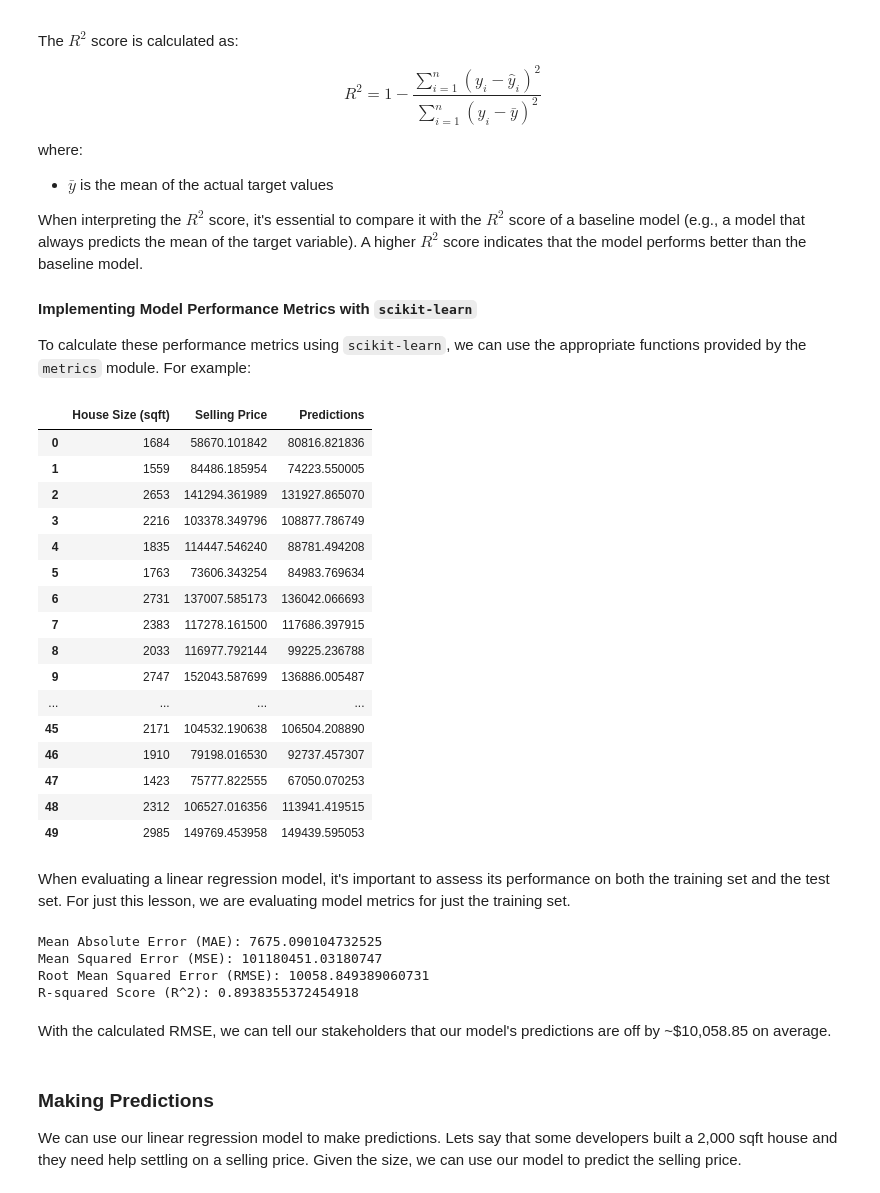
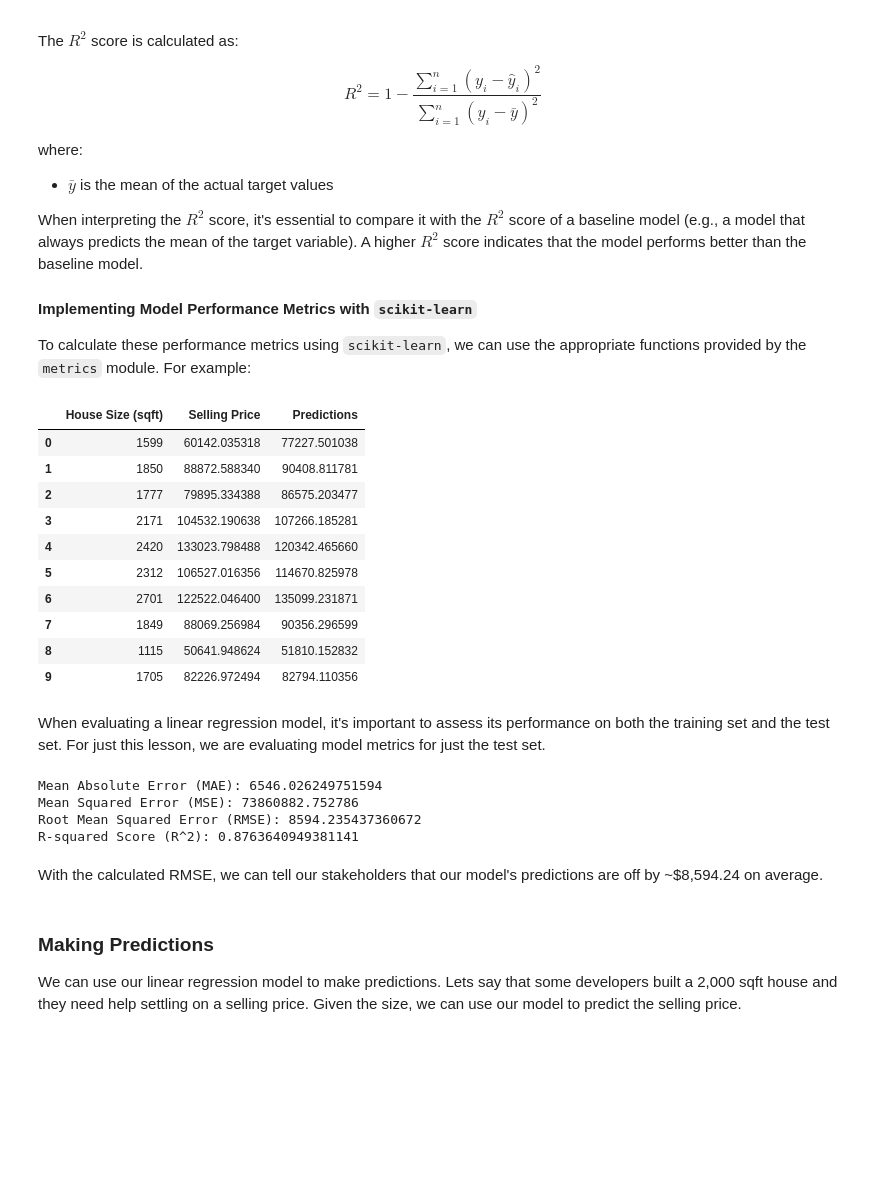
Before and after one commit to themarisolhernandez/ds-review-lessons, a Jupyter notebook: 03-simple-linear-regression.ipynb, the cells around one changed output. Drawn from its saved outputs; the diff is of its cells as text; code cells hidden in the pictures; blank space fills up the shorter version.

```diff
--- a/03-simple-linear-regression.ipynb
+++ b/03-simple-linear-regression.ipynb
@@ -770,57 +779,55 @@ When interpreting the $ R^2 $ score, it's essential to compare it with the $ R^2
 #### Implementing Model Performance Metrics with `scikit-learn`
 
 To calculate these performance metrics using `scikit-learn`, we can use the appropriate functions provided by the `metrics` module. For example:
-# %%
-# Make predictions for our original data (our "training" set)
-y_hat = model.predict(X.reshape(-1, 1))
-
-predictions_df = df.copy()
-predictions_df["Predictions"] = y_hat
-predictions_df
-# %% [output]
-|  | House Size (sqft) | Selling Price | Predictions |
-| 0 | 1684 | 58670.101842 | 80816.821836 |
-| 1 | 1559 | 84486.185954 | 74223.550005 |
-| 2 | 2653 | 141294.361989 | 131927.865070 |
-| 3 | 2216 | 103378.349796 | 108877.786749 |
-| 4 | 1835 | 114447.546240 | 88781.494208 |
-| 5 | 1763 | 73606.343254 | 84983.769634 |
-| 6 | 2731 | 137007.585173 | 136042.066693 |
-| 7 | 2383 | 117278.161500 | 117686.397915 |
-| 8 | 2033 | 116977.792144 | 99225.236788 |
-| 9 | 2747 | 152043.587699 | 136886.005487 |
-| ... | ... | ... | ... |
-| 45 | 2171 | 104532.190638 | 106504.208890 |
-| 46 | 1910 | 79198.016530 | 92737.457307 |
-| 47 | 1423 | 75777.822555 | 67050.070253 |
-| 48 | 2312 | 106527.016356 | 113941.419515 |
-| 49 | 2985 | 149769.453958 | 149439.595053 |
+# %%
+# Make predictions on the test data
+y_hat = model.predict(X_test)
+
+# Create a DataFrame for X_test and y_test
+df_test = pd.DataFrame({
+    'House Size (sqft)': X_test.flatten(),
+    'Selling Price': y_test,
+    'Predictions': y_hat},
+    )
+df_test
+# %% [output]
+|  | House Size (sqft) | Selling Price | Predictions |
+| 0 | 1599 | 60142.035318 | 77227.501038 |
+| 1 | 1850 | 88872.588340 | 90408.811781 |
+| 2 | 1777 | 79895.334388 | 86575.203477 |
+| 3 | 2171 | 104532.190638 | 107266.185281 |
+| 4 | 2420 | 133023.798488 | 120342.465660 |
+| 5 | 2312 | 106527.016356 | 114670.825978 |
+| 6 | 2701 | 122522.046400 | 135099.231871 |
+| 7 | 1849 | 88069.256984 | 90356.296599 |
+| 8 | 1115 | 50641.948624 | 51810.152832 |
+| 9 | 1705 | 82226.972494 | 82794.110356 |
 # %% [markdown]
-When evaluating a linear regression model, it's important to assess its performance on both the training set and the test set. For just this lesson, we are evaluating model metrics for just the training set.
+When evaluating a linear regression model, it's important to assess its performance on both the training set and the test set. For just this lesson, we are evaluating model metrics for just the test set.
 # %%
 # Calculate MAE
-mae = metrics.mean_absolute_error(y, y_hat)
+mae = metrics.mean_absolute_error(y_test, y_hat)
 
 # Calculate MSE
-mse = metrics.mean_squared_error(y, y_hat)
+mse = metrics.mean_squared_error(y_test, y_hat)
 
 # Calculate RMSE
 rmse = np.sqrt(mse)
 
 # Calculate R-squared score
-r_squared = metrics.r2_score(y, y_hat)
+r_squared = metrics.r2_score(y_test, y_hat)
 
 print(f"Mean Absolute Error (MAE): {mae}")
 print(f"Mean Squared Error (MSE): {mse}")
 print(f"Root Mean Squared Error (RMSE): {rmse}")
 print(f"R-squared Score (R^2): {r_squared}")
 # %% [output]
-Mean Absolute Error (MAE): 7675.090104732525
-Mean Squared Error (MSE): 101180451.03180747
-Root Mean Squared Error (RMSE): 10058.849389060731
-R-squared Score (R^2): 0.8938355372454918
+Mean Absolute Error (MAE): 6546.026249751594
+Mean Squared Error (MSE): 73860882.752786
+Root Mean Squared Error (RMSE): 8594.235437360672
+R-squared Score (R^2): 0.8763640949381141
 # %% [markdown]
-With the calculated RMSE, we can tell our stakeholders that our model's predictions are off by ~$10,058.85 on average.
+With the calculated RMSE, we can tell our stakeholders that our model's predictions are off by ~$8,594.24 on average.
 # %% [markdown]
 ### Making Predictions
 We can use our linear regression model to make predictions. Lets say that some developers built a 2,000 sqft house and they need help settling on a selling price. Given the size, we can use our model to predict the selling price.
```
Also changed, not shown: parts of 10 cells of this notebook, 2 other files.
